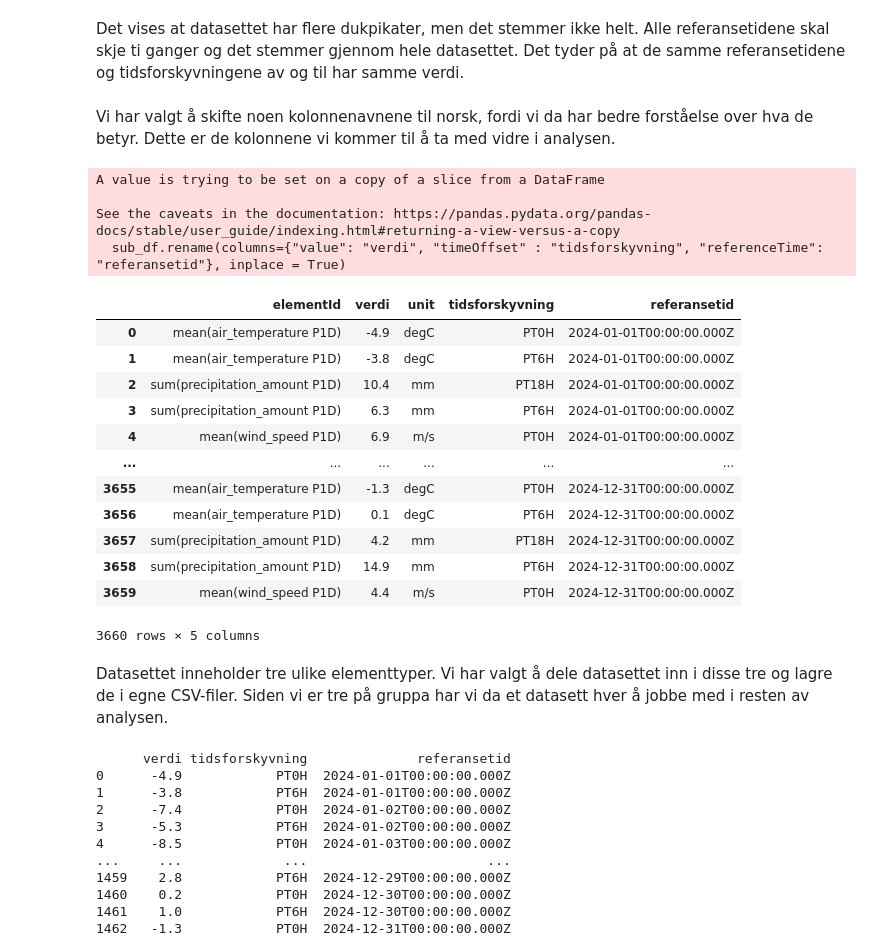
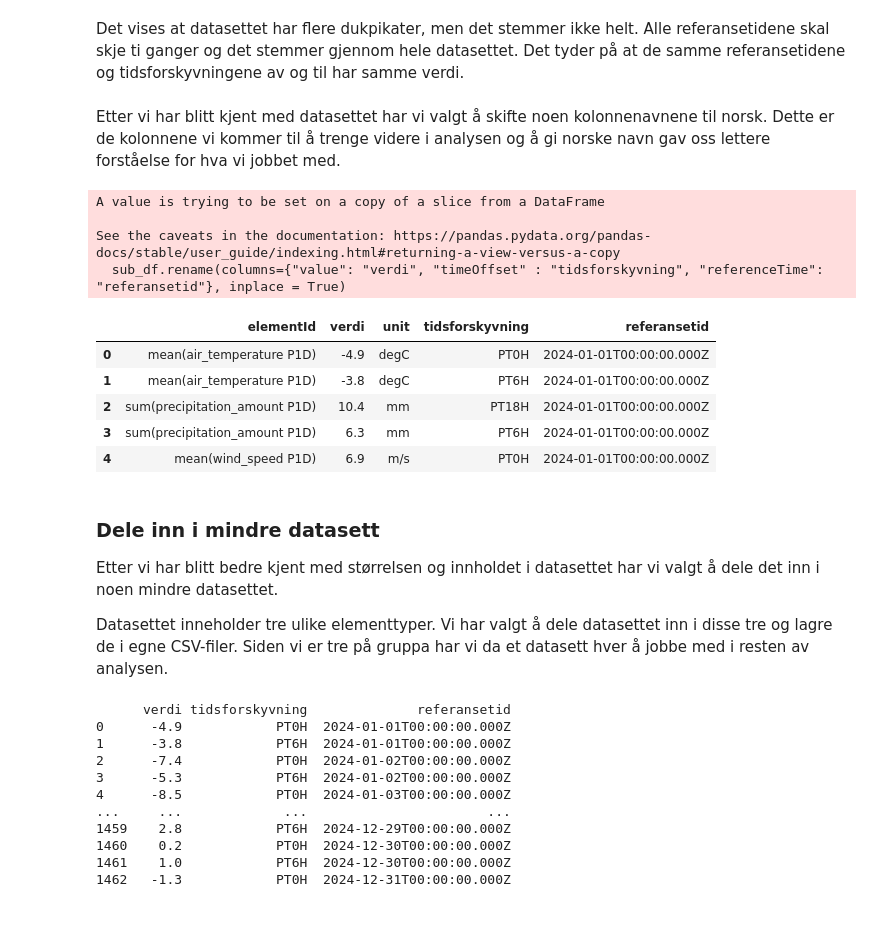
Before and after one commit to Sofihage/Milj-dataanalyse, a Jupyter notebook: notebooks/mappe_del_1.ipynb, the cells around one changed output. Cells and saved outputs as stored; diff of their text form; code cells hidden in the pictures; blank space fills up the shorter version.

```diff
--- a/notebooks/mappe_del_1.ipynb
+++ b/notebooks/mappe_del_1.ipynb
@@ -155,30 +231,26 @@ Counter({'2024-01-01T00:00:00.000Z': 10, '2024-01-02T00:00:00.000Z': 10, '2024-0
 # %% [markdown]
 Det vises at datasettet har flere dukpikater, men det stemmer ikke helt. Alle referansetidene skal skje ti ganger og det stemmer gjennom hele datasettet. Det tyder på at de samme referansetidene og tidsforskyvningene av og til har samme verdi.
 # %% [markdown]
-Vi har valgt å skifte noen kolonnenavnene til norsk, fordi vi da har bedre forståelse over hva de betyr. Dette er de kolonnene vi kommer til å ta med vidre i analysen.
+Etter vi har blitt kjent med datasettet har vi valgt å skifte noen kolonnenavnene til norsk. Dette er de kolonnene vi kommer til å trenge videre i analysen og å gi norske navn gav oss lettere forståelse for hva vi jobbet med.
 # %%
 # Gir nye navn til noen av kolonnene til det nye dataframen.
 sub_df.rename(columns={"value": "verdi", "timeOffset" : "tidsforskyvning", "referenceTime": "referansetid"}, inplace = True)
-sub_df
+sub_df.head()
 # %% [output]
 A value is trying to be set on a copy of a slice from a DataFrame
 
 See the caveats in the documentation: https://pandas.pydata.org/pandas-docs/stable/user_guide/indexing.html#returning-a-view-versus-a-copy
   sub_df.rename(columns={"value": "verdi", "timeOffset" : "tidsforskyvning", "referenceTime": "referansetid"}, inplace = True)
 |  | elementId | verdi | unit | tidsforskyvning | referansetid |
 | 0 | mean(air_temperature P1D) | -4.9 | degC | PT0H | 2024-01-01T00:00:00.000Z |
 | 1 | mean(air_temperature P1D) | -3.8 | degC | PT6H | 2024-01-01T00:00:00.000Z |
 | 2 | sum(precipitation_amount P1D) | 10.4 | mm | PT18H | 2024-01-01T00:00:00.000Z |
 | 3 | sum(precipitation_amount P1D) | 6.3 | mm | PT6H | 2024-01-01T00:00:00.000Z |
 | 4 | mean(wind_speed P1D) | 6.9 | m/s | PT0H | 2024-01-01T00:00:00.000Z |
-| ... | ... | ... | ... | ... | ... |
-| 3655 | mean(air_temperature P1D) | -1.3 | degC | PT0H | 2024-12-31T00:00:00.000Z |
-| 3656 | mean(air_temperature P1D) | 0.1 | degC | PT6H | 2024-12-31T00:00:00.000Z |
-| 3657 | sum(precipitation_amount P1D) | 4.2 | mm | PT18H | 2024-12-31T00:00:00.000Z |
-| 3658 | sum(precipitation_amount P1D) | 14.9 | mm | PT6H | 2024-12-31T00:00:00.000Z |
-| 3659 | mean(wind_speed P1D) | 4.4 | m/s | PT0H | 2024-12-31T00:00:00.000Z |
-3660 rows × 5 columns
 # %% [markdown]
+### Dele inn i mindre datasett
+Etter vi har blitt bedre kjent med størrelsen og innholdet i datasettet har vi valgt å dele det inn i noen mindre datasettet.
+
 Datasettet inneholder tre ulike elementtyper. Vi har valgt å dele datasettet inn i disse tre og lagre de i egne CSV-filer. Siden vi er tre på gruppa har vi da et datasett hver å jobbe med i resten av analysen.
 # %%
 # Henter ut bare temperatur dataene.
```
Also changed, not shown: parts of 14 cells of this notebook.
